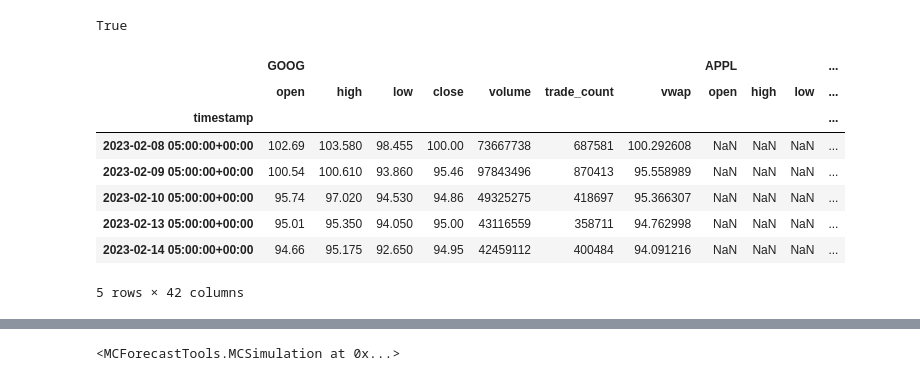
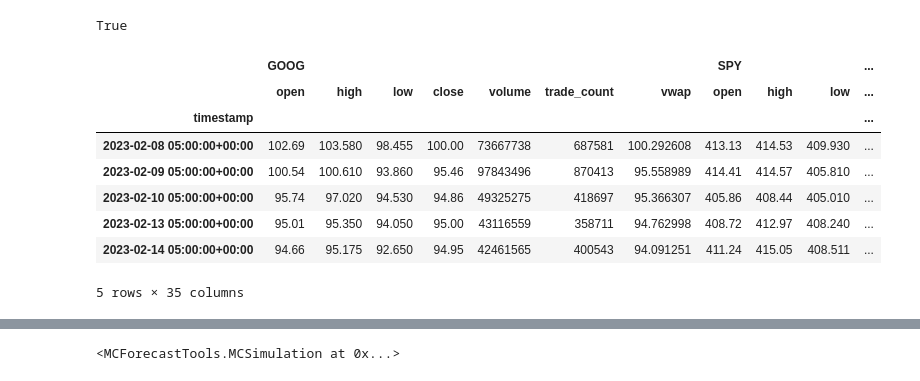
Before and after one commit to briabr/fintech-project1-invetsment-market-analysis, a Jupyter notebook: montecarlo.ipynb, the cells around one changed output, grey strips where cells are left out. Drawn from its saved outputs; the diff is of its cells as text; code cells hidden in the pictures.

Commit message:
deleted APPL from montecarlo and droppedna for the data

```diff
--- a/montecarlo.ipynb
+++ b/montecarlo.ipynb
@@ -40,43 +40,43 @@ alpaca = tradeapi.REST(
 # %%
 
 # Setting the tickers
-tickers = ["FB", "APPL","AMZN","NFLX","GOOG","SPY"]
+tickers = ["FB","AMZN","NFLX","GOOG","SPY"]
 
 # Setting timeframe to "1Day" for Alpaca API
 timeframe = "1Day"
 
 # Getting current closing prices for the tickers
 df_tech_stock_data = alpaca.get_bars(
     tickers,
     timeframe,
     start = start_date,
     end = end_date
 ).df
 
 
 # Reorganize the DataFrame
 # Separate ticker data
 FB = df_tech_stock_data[df_tech_stock_data['symbol']=='FB'].drop('symbol', axis=1)
-APPL = df_tech_stock_data[df_tech_stock_data['symbol']=='APPL'].drop('symbol', axis=1)
+# APPL = df_tech_stock_data[df_tech_stock_data['symbol']=='APPL'].drop('symbol', axis=1)
 SPY = df_tech_stock_data[df_tech_stock_data['symbol']=='SPY'].drop('symbol', axis=1)
 AMZN = df_tech_stock_data[df_tech_stock_data['symbol']=='AMZN'].drop('symbol', axis=1)
 NFLX = df_tech_stock_data[df_tech_stock_data['symbol']=='NFLX'].drop('symbol', axis=1)
 GOOG = df_tech_stock_data[df_tech_stock_data['symbol']=='GOOG'].drop('symbol', axis=1)
 
 
 # Concatenate the ticker DataFrames
-df_tech_stock_data = pd.concat([GOOG,APPL,SPY,AMZN,NFLX,FB],axis=1, keys=['GOOG','APPL','SPY','AMZN','NFLX','FB'])
+df_tech_stock_data = pd.concat([GOOG,SPY,AMZN,NFLX,FB],axis=1, keys=['GOOG','SPY','AMZN','NFLX','FB'])
 
 # Preview DataFrame
 df_tech_stock_data.head()
 df_tech_stock_data.tail()
 # %% [output]
-|  | GOOG |  |  |  |  |  |  | APPL |  |  | ... |
+|  | GOOG |  |  |  |  |  |  | SPY |  |  | ... |
 |  | open | high | low | close | volume | trade_count | vwap | open | high | low | ... |
 | timestamp |  |  |  |  |  |  |  |  |  |  | ... |
-| 2023-02-08 05:00:00+00:00 | 102.69 | 103.580 | 98.455 | 100.00 | 73667738 | 687581 | 100.292608 | NaN | NaN | NaN | ... |
-| 2023-02-09 05:00:00+00:00 | 100.54 | 100.610 | 93.860 | 95.46 | 97843496 | 870413 | 95.558989 | NaN | NaN | NaN | ... |
-| 2023-02-10 05:00:00+00:00 | 95.74 | 97.020 | 94.530 | 94.86 | 49325275 | 418697 | 95.366307 | NaN | NaN | NaN | ... |
-| 2023-02-13 05:00:00+00:00 | 95.01 | 95.350 | 94.050 | 95.00 | 43116559 | 358711 | 94.762998 | NaN | NaN | NaN | ... |
-| 2023-02-14 05:00:00+00:00 | 94.66 | 95.175 | 92.650 | 94.95 | 42459112 | 400484 | 94.091216 | NaN | NaN | NaN | ... |
+| 2023-02-08 05:00:00+00:00 | 102.69 | 103.580 | 98.455 | 100.00 | 73667738 | 687581 | 100.292608 | 413.13 | 414.53 | 409.930 | ... |
+| 2023-02-09 05:00:00+00:00 | 100.54 | 100.610 | 93.860 | 95.46 | 97843496 | 870413 | 95.558989 | 414.41 | 414.57 | 405.810 | ... |
+| 2023-02-10 05:00:00+00:00 | 95.74 | 97.020 | 94.530 | 94.86 | 49325275 | 418697 | 95.366307 | 405.86 | 408.44 | 405.010 | ... |
+| 2023-02-13 05:00:00+00:00 | 95.01 | 95.350 | 94.050 | 95.00 | 43116559 | 358711 | 94.762998 | 408.72 | 412.97 | 408.240 | ... |
+| 2023-02-14 05:00:00+00:00 | 94.66 | 95.175 | 92.650 | 94.95 | 42461565 | 400543 | 94.091251 | 411.24 | 415.05 | 408.511 | ... |
-5 rows × 42 columns
+5 rows × 35 columns
```
Also changed, not shown: parts of 6 cells of this notebook.
